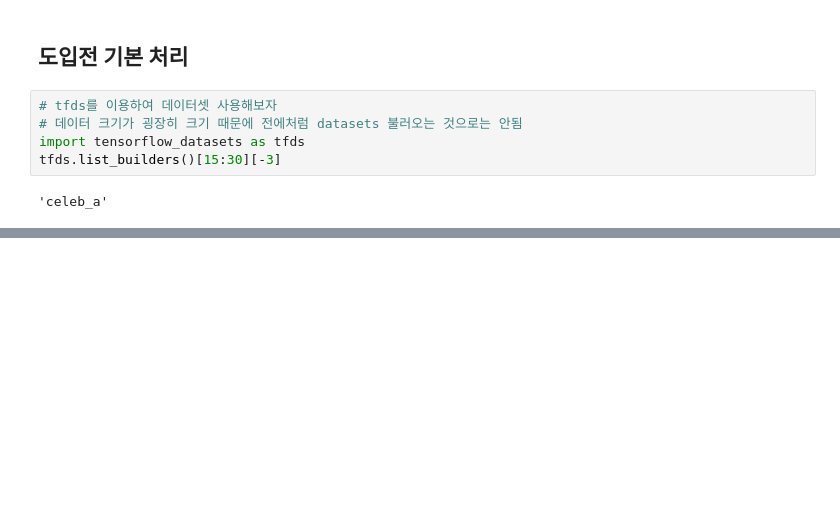
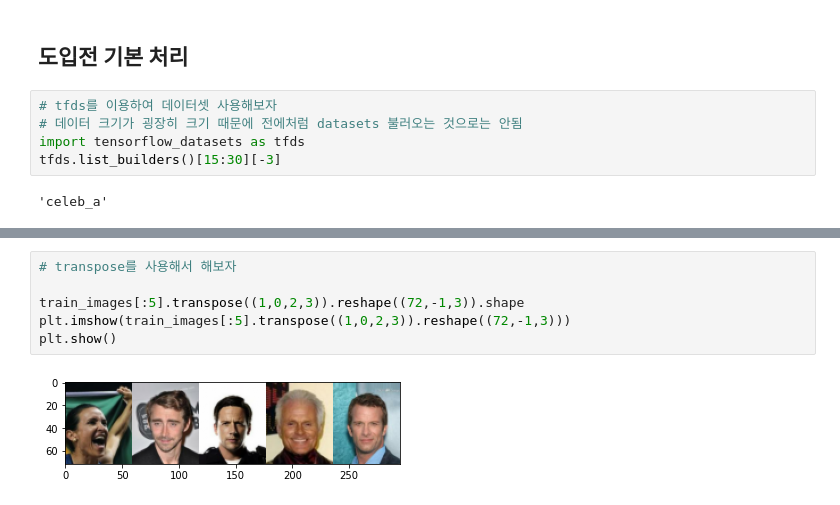
Before and after one commit to Vaycold/Vaycold, a Jupyter notebook: Python_DL/성별과 웃음을 동시에 판단하는 모델.ipynb, the cells around one changed output, grey strips where cells are left out. Cells and saved outputs as stored; diff of their text form; blank space fills up the shorter version.

```diff
--- a/Python_DL/성별과 웃음을 동시에 판단하는 모델.ipynb
+++ b/Python_DL/성별과 웃음을 동시에 판단하는 모델.ipynb
@@ -40,0 +305,8 @@ NonMatchingChecksumError: ignored
+# %%
+# transpose를 사용해서 해보자
+
+train_images[:5].transpose((1,0,2,3)).reshape((72,-1,3)).shape
+plt.imshow(train_images[:5].transpose((1,0,2,3)).reshape((72,-1,3)))
+plt.show()
+# %% [output]
+[figure, added]
```
Also changed, not shown: parts of 73 cells of this notebook.
